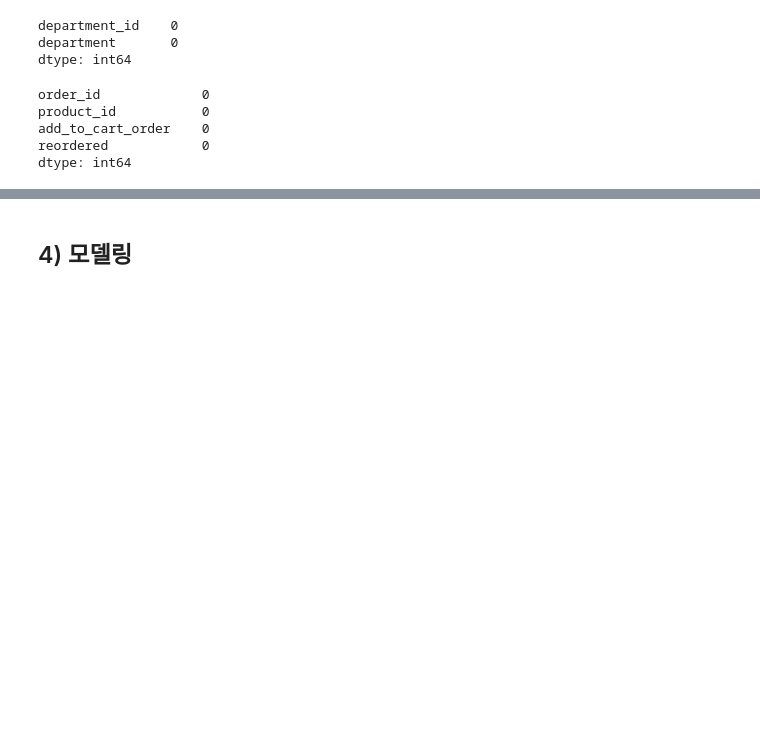
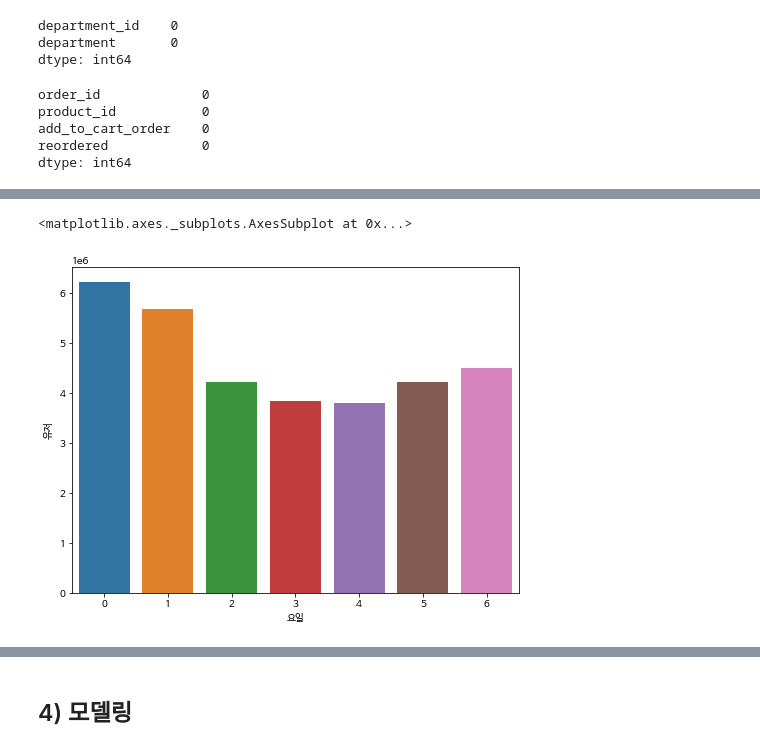
Before and after one commit to ev1025/Instacart, a Jupyter notebook: Code_project1.ipynb, the cells around one changed output, grey strips where cells are left out. Saved outputs shown, nothing was run; the diff lists cells and outputs as text; code cells hidden in the pictures; blank space fills up the shorter version.

```diff
--- a/Code_project1.ipynb
+++ b/Code_project1.ipynb
@@ -139,0 +305,5 @@ plt.show()
+# %%
+df_days = df_graph.groupby('요일')['유저'].count()
+df_days = df_days.to_frame()
+df_days.reset_index(inplace=True)
+df_days
@@ -139,0 +319,6 @@ plt.show()
+# %%
+plt.figure(figsize=(8,6))
+sns.barplot(data = df_days, x=df_days['요일'],y= df_days['유저'] )
+# %% [output]
+<matplotlib.axes._subplots.AxesSubplot at 0x...>
+[figure, added]
```
Also changed, not shown: parts of 35 cells of this notebook.
